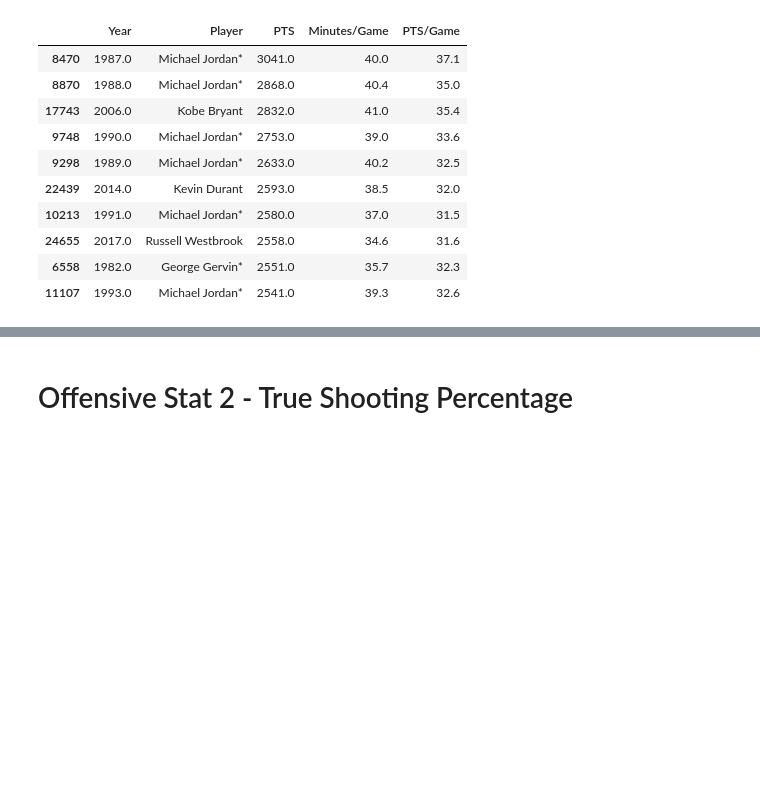
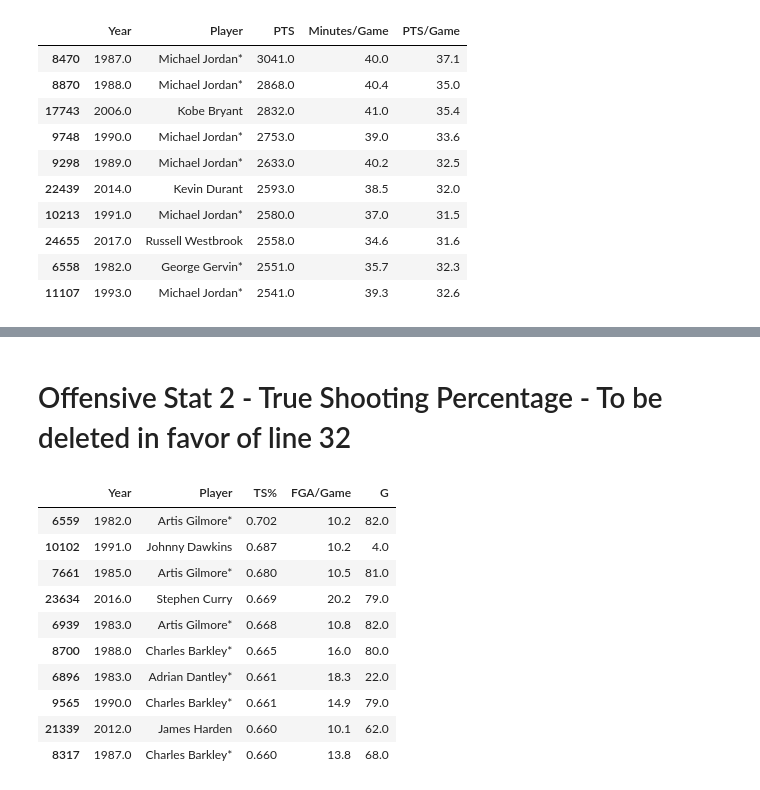
Before and after one commit to goblebla/NBA_Analysts, a Jupyter notebook: Master Notebook.ipynb, the cells around one changed output, grey strips where cells are left out. Saved outputs shown, nothing was run; the diff lists cells and outputs as text; code cells hidden in the pictures; blank space fills up the shorter version.

```diff
--- a/Master Notebook.ipynb
+++ b/Master Notebook.ipynb
@@ -151,5 +177,30 @@ NameError: name 'player_TS' is not defined
 # %% [markdown]
-# Offensive Stat 2 - True Shooting Percentage
+# Offensive Stat 2 - True Shooting Percentage - To be deleted in favor of line 32
+# %%
+'''
+#Creating a series from the CSV with new shooting percentages
+player_TS = player_data.loc[player_data['FGA/Game'] >= 10] #& (player_data['G'] >= 30)]
+player_TS = player_TS[['Year','Player','TS%', 'FGA/Game', 'G']]
+
+#Converting the PTS column to a numberica dtype
+player_TS['TS%'] = pd.to_numeric(player_TS['TS%'])
+
+#Sorting and displaying to check if the Minutes/Game column is calculating correctly
+top_TS = player_TS.sort_values(by='TS%', ascending=False)
+top_TS.head(10)
+'''
+# %% [output]
+|  | Year | Player | TS% | FGA/Game | G |
+| 6559 | 1982.0 | Artis Gilmore* | 0.702 | 10.2 | 82.0 |
+| 10102 | 1991.0 | Johnny Dawkins | 0.687 | 10.2 | 4.0 |
+| 7661 | 1985.0 | Artis Gilmore* | 0.680 | 10.5 | 81.0 |
+| 23634 | 2016.0 | Stephen Curry | 0.669 | 20.2 | 79.0 |
+| 6939 | 1983.0 | Artis Gilmore* | 0.668 | 10.8 | 82.0 |
+| 8700 | 1988.0 | Charles Barkley* | 0.665 | 16.0 | 80.0 |
+| 6896 | 1983.0 | Adrian Dantley* | 0.661 | 18.3 | 22.0 |
+| 9565 | 1990.0 | Charles Barkley* | 0.661 | 14.9 | 79.0 |
+| 21339 | 2012.0 | James Harden | 0.660 | 10.1 | 62.0 |
+| 8317 | 1987.0 | Charles Barkley* | 0.660 | 13.8 | 68.0 |
 # %%
 #Creating a series from the CSV with new shooting percentages
 player_TS = player_data.loc[player_data['FGA/Game'] >= 10]
```
Also changed, not shown: parts of 11 cells of this notebook.
